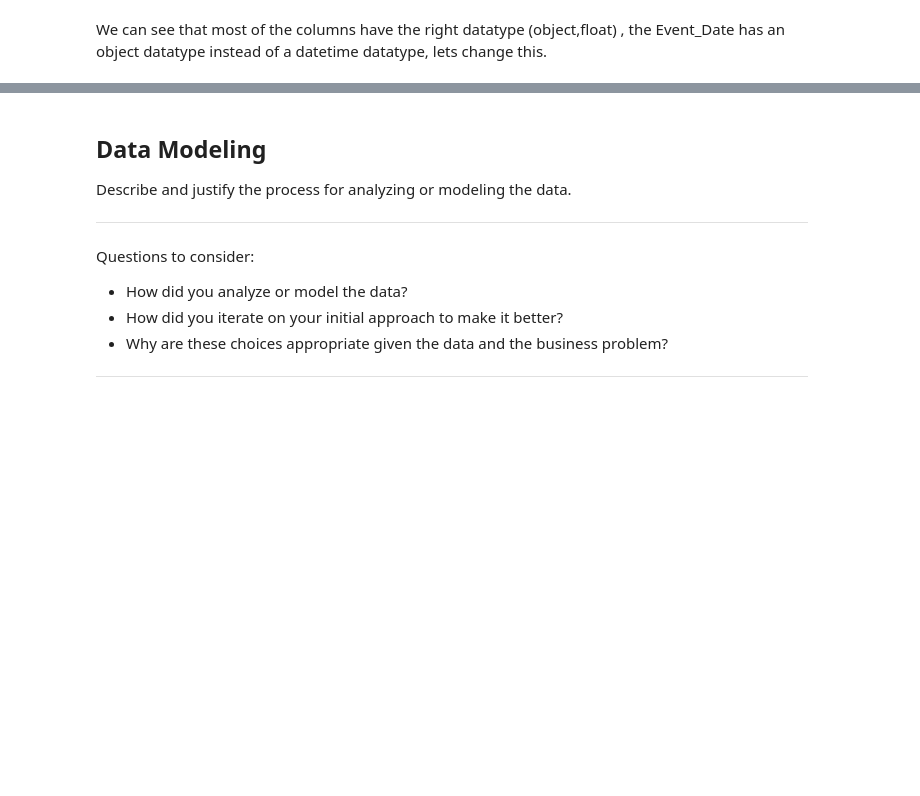
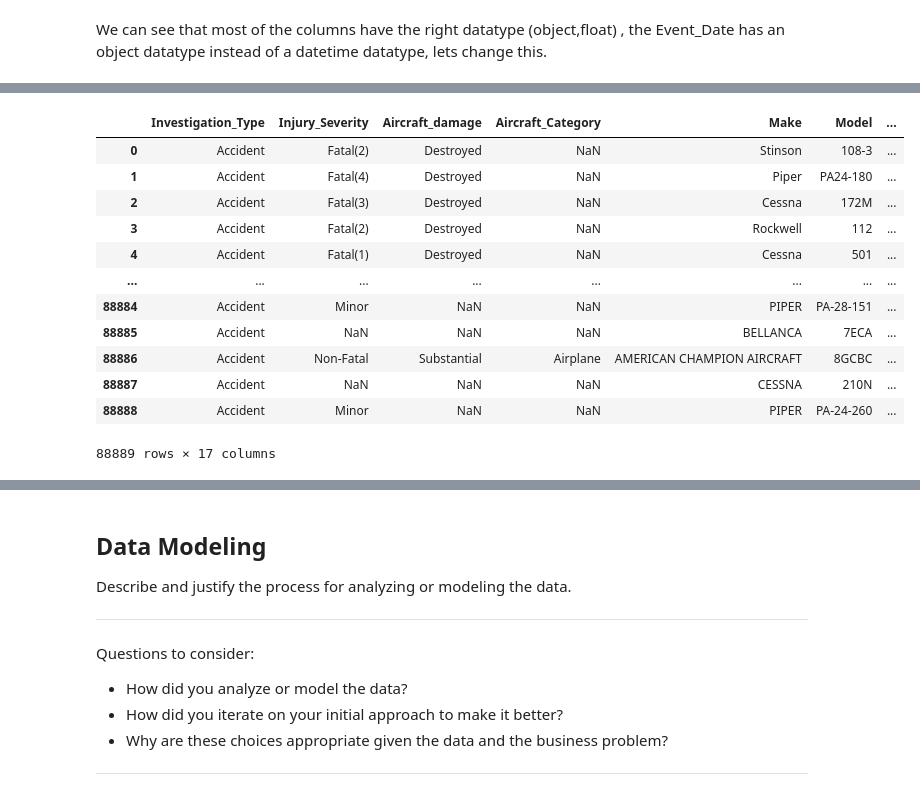
Before and after one commit to Pepe1827/Project-Aviation, a Jupyter notebook: dsc-phase1-project-template.ipynb, the cells around one changed output, grey strips where cells are left out. Saved outputs shown, nothing was run; the diff lists cells and outputs as text; code cells hidden in the pictures; blank space fills up the shorter version.

Commit message:
Update dsc-phase1-project-template.ipynb
more updates done

```diff
--- a/dsc-phase1-project-template.ipynb
+++ b/dsc-phase1-project-template.ipynb
@@ -120,0 +110,2 @@ Questions to consider:
+# %%
+df['Event_Date'] = pd.to_datetime(df['Event_Date']) #converting the datatype to datetime
@@ -120,0 +124,3 @@ Questions to consider:
+# %%
+df['Event_Year'] = df['Event_Date'].dt.year # creating the new column ['Eventy_Year'] with only year values
+df['Event_Year'].head() # checking the result
@@ -120,0 +138,24 @@ Questions to consider:
+# %%
+# creating a list the columns we are going to use
+
+columns_to_use = ['Investigation_Type', 'Injury_Severity', 'Aircraft_damage', 'Aircraft_Category', 'Make', 'Model'
+                  , 'Amateur_Built', 'Number_of_Engines', 'Engine_Type', 'Purpose_of_flight', 'Total_Fatal_Injuries'
+                  , 'Total_Serious_Injuries', 'Total_Minor_Injuries', 'Total_Uninjured', 'Weather_Condition', 'Broad_phase_of_flight',
+                  'Event_Year']
+
+df_relevant_columns = df[columns_to_use]
+df_relevant_columns
+# %% [output]
+|  | Investigation_Type | Injury_Severity | Aircraft_damage | Aircraft_Category | Make | Model | ... |
+| 0 | Accident | Fatal(2) | Destroyed | NaN | Stinson | 108-3 | ... |
+| 1 | Accident | Fatal(4) | Destroyed | NaN | Piper | PA24-180 | ... |
+| 2 | Accident | Fatal(3) | Destroyed | NaN | Cessna | 172M | ... |
+| 3 | Accident | Fatal(2) | Destroyed | NaN | Rockwell | 112 | ... |
+| 4 | Accident | Fatal(1) | Destroyed | NaN | Cessna | 501 | ... |
+| ... | ... | ... | ... | ... | ... | ... | ... |
+| 88884 | Accident | Minor | NaN | NaN | PIPER | PA-28-151 | ... |
+| 88885 | Accident | NaN | NaN | NaN | BELLANCA | 7ECA | ... |
+| 88886 | Accident | Non-Fatal | Substantial | Airplane | AMERICAN CHAMPION AIRCRAFT | 8GCBC | ... |
+| 88887 | Accident | NaN | NaN | NaN | CESSNA | 210N | ... |
+| 88888 | Accident | Minor | NaN | NaN | PIPER | PA-24-260 | ... |
+88889 rows × 17 columns
```
Also changed, not shown: parts of 18 cells of this notebook.
